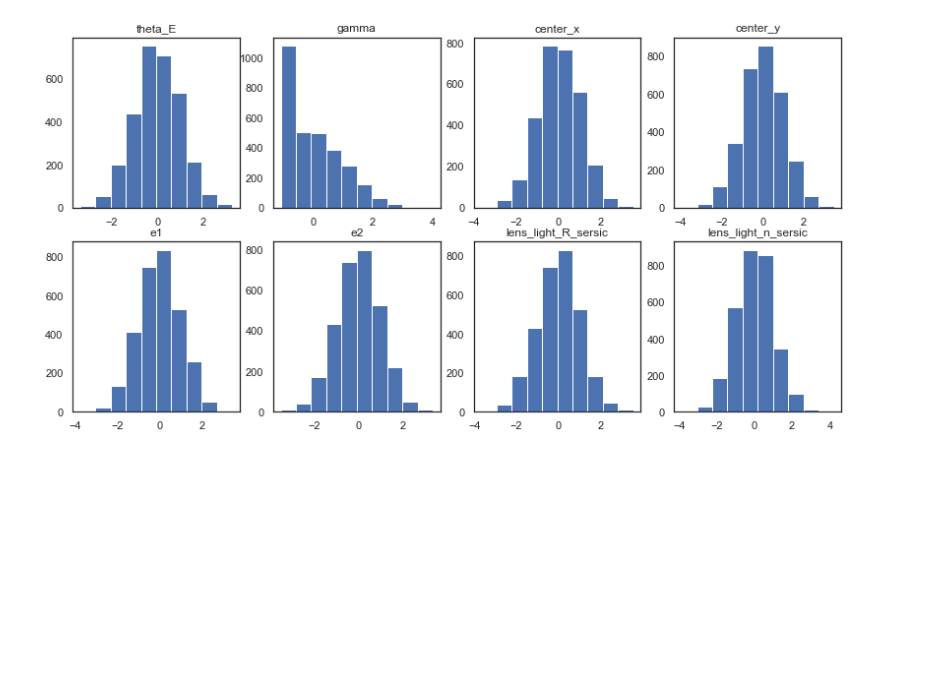
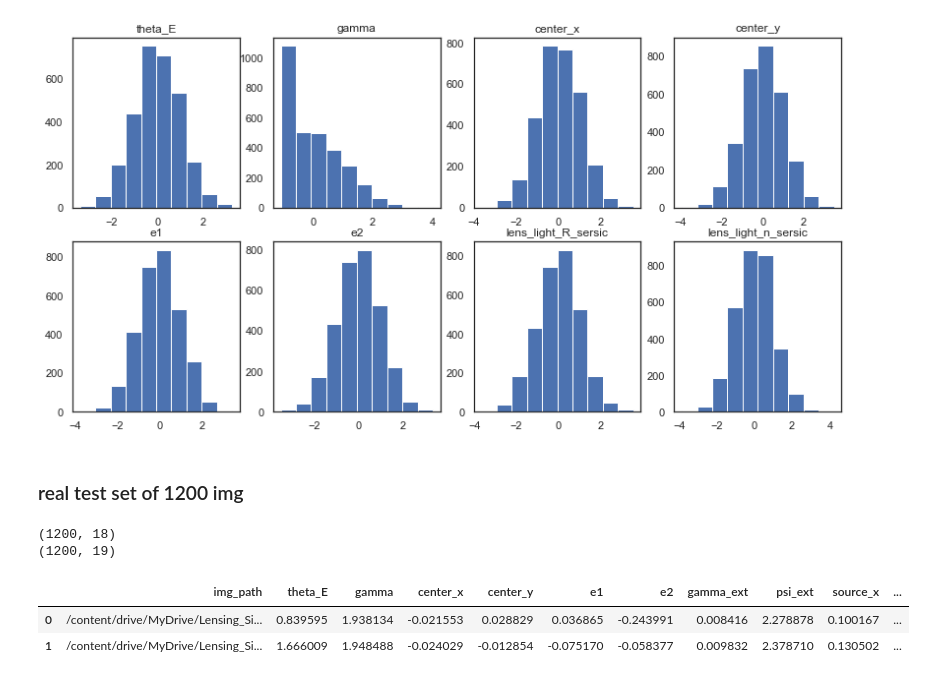
Before and after one commit to kuanweih/strong_lensing_vit_resnet, a Jupyter notebook: notebooks/split_geoff_30000.ipynb, the cells around one changed output. Drawn from its saved outputs; the diff is of its cells as text; code cells hidden in the pictures; blank space fills up the shorter version.

Commit message:
add the test set of 1200 img

```diff
--- a/notebooks/split_geoff_30000.ipynb
+++ b/notebooks/split_geoff_30000.ipynb
@@ -204,3 +204,21 @@ dump(scaler, open(f"{dir_path}/scaler.pkl", "wb"))
 # from pickle import load
 
 # scaler = load(open(f"{dir_path}/scaler.pkl", 'rb'))
+# %% [markdown]
+### real test set of 1200 img
+# %%
+dir_path = Path("C:/Users/abcd2/Datasets/2022_icml_lens_sim/geoff_1200")
+
+df_meta = pd.read_csv(f"{dir_path}/metadata.csv")
+print(df_meta.shape)
+
+df_meta['img_name'] = df_meta['img_path'].str[-13:]
+print(df_meta.shape)
+
+df_meta.head(2)
+# %% [output]
+(1200, 18)
+(1200, 19)
+|  | img_path | theta_E | gamma | center_x | center_y | e1 | e2 | gamma_ext | psi_ext | source_x | ... |
+| 0 | /content/drive/MyDrive/Lensing_Si... | 0.839595 | 1.938134 | -0.021553 | 0.028829 | 0.036865 | -0.243991 | 0.008416 | 2.278878 | 0.100167 | ... |
+| 1 | /content/drive/MyDrive/Lensing_Si... | 1.666009 | 1.948488 | -0.024029 | -0.012854 | -0.075170 | -0.058377 | 0.009832 | 2.378710 | 0.130502 | ... |
```
Also changed, not shown: parts of 3 cells of this notebook, 1 other file.
